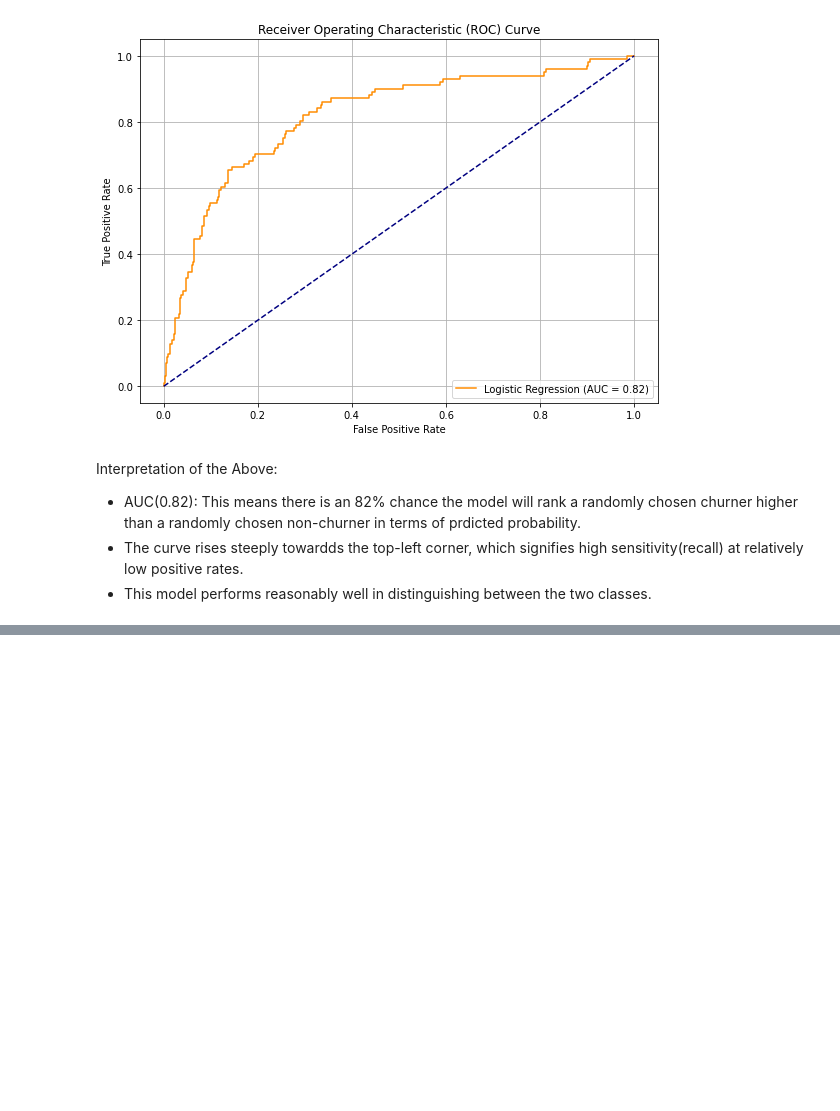
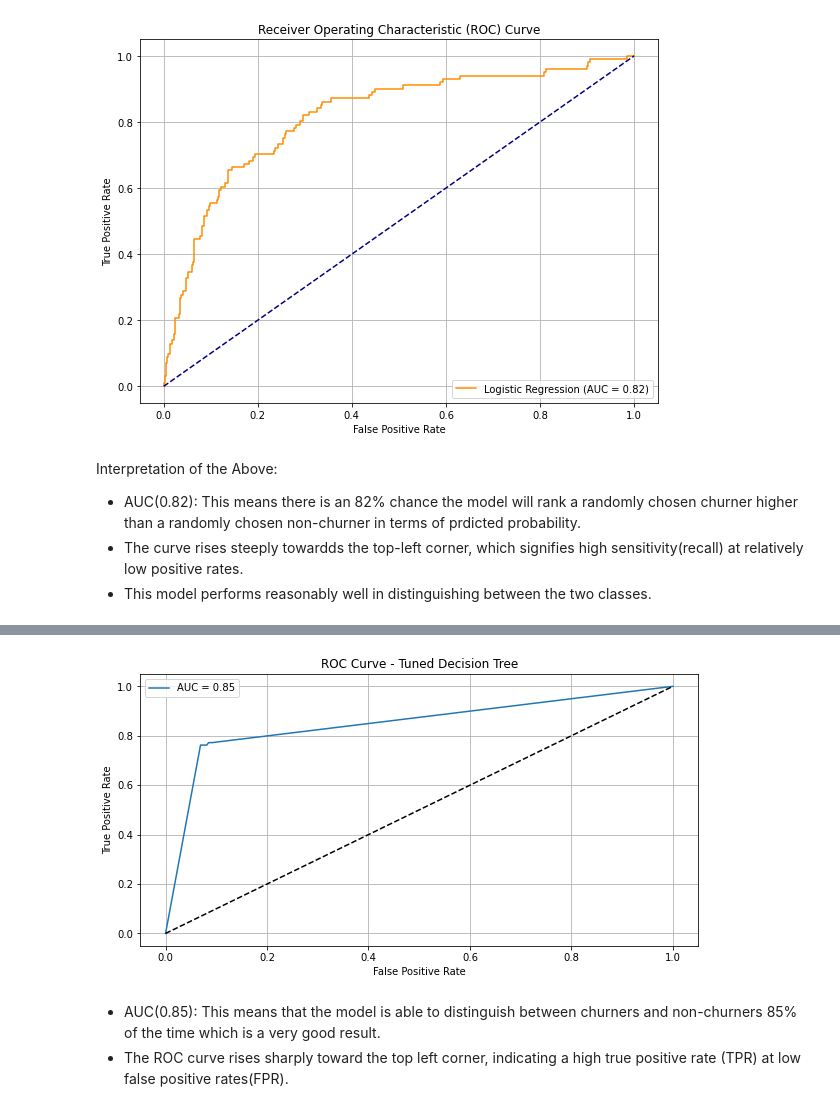
Before and after one commit to Julie-t/CustomerChurn, a Jupyter notebook: project.ipynb, the cells around one changed output, grey strips where cells are left out. Saved outputs shown, nothing was run; the diff lists cells and outputs as text; code cells hidden in the pictures; blank space fills up the shorter version.

Commit message:
Build and evaluate tuned decision tree model with ROC AUC score

```diff
--- a/project.ipynb
+++ b/project.ipynb
@@ -365,0 +383,9 @@ Interpretation of the Above:
+# %%
+# initialize the base model
+dtc = DecisionTreeClassifier(random_state=42)
+# %%
+# set up gridsearch cv
+grid_search = GridSearchCV(estimator=dtc, param_grid=param_grid, cv = 5, scoring='accuracy')
+
+# fit on the resampled and scaled training data
+grid_search.fit(X_train_scaled, y_train_resampled)
@@ -365,0 +399,6 @@ Interpretation of the Above:
+# %%
+# get best method
+best_dtc = grid_search.best_estimator_
+
+# predict on the test data
+y_pred_dtc = best_dtc.predict(X_test_scaled)
@@ -365,0 +434,23 @@ Interpretation of the Above:
+# %%
+# probalities
+y_proba_dtc = best_dtc.predict_proba(X_test_scaled)[:, 1]
+
+# compute ROC Curves and AUC
+fpr_dtc, tpr_dtc, _ = roc_curve(y_test, y_proba_dtc)
+auc_score_dtc = roc_auc_score(y_test, y_proba_dtc)
+# %%
+#roc curve
+plt.figure(figsize=(10,5))
+plt.plot(fpr_dtc, tpr_dtc, label=f'AUC = {auc_score_dtc:.2f}')
+plt.plot([0,1], [0,1], 'k--')
+plt.xlabel('False Positive Rate')
+plt.ylabel('True Positive Rate')
+plt.title('ROC Curve - Tuned Decision Tree')
+plt.legend()
+plt.grid(True)
+plt.show()
+# %% [output]
+[figure, added]
+# %% [markdown]
+- AUC(0.85): This means that the model is able to distinguish between churners and non-churners 85% of the time which is a very good result.
+- The ROC curve rises sharply toward the top left corner, indicating a high true positive rate (TPR) at low false positive rates(FPR).
```
Also changed, not shown: parts of 15 cells of this notebook.
